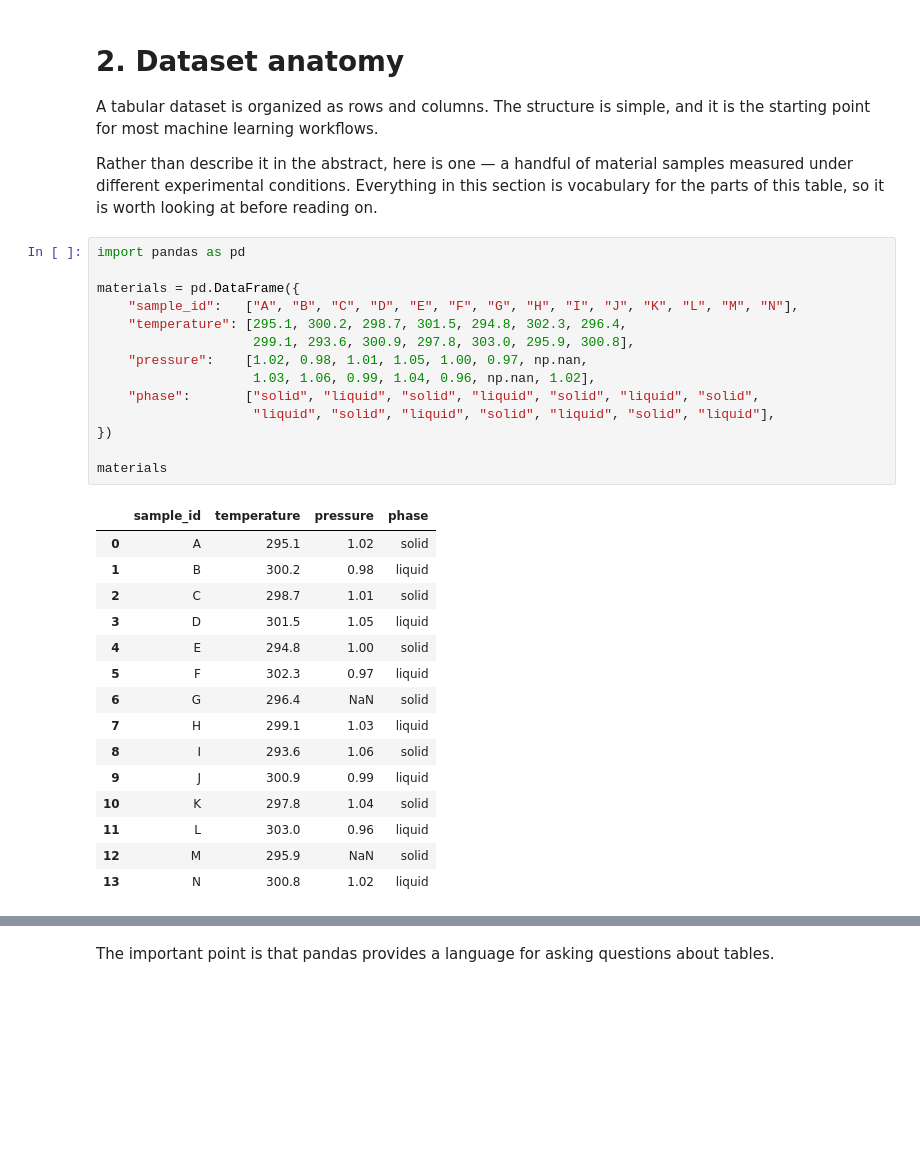
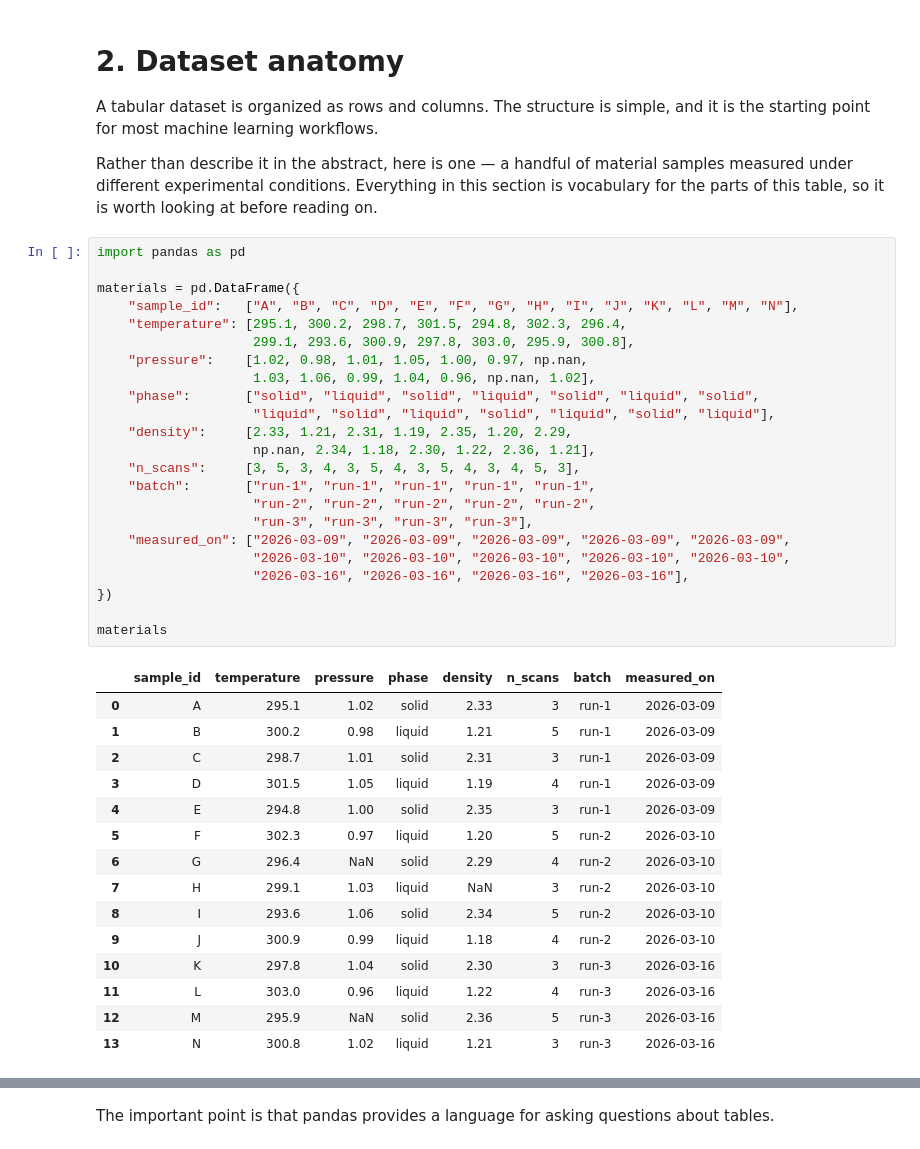
Before and after one commit to MarcoBattiato/PH6721-Deep-Learning-with-Python, a Jupyter notebook: Classes/Class_1/01C-DataHandling.ipynb, the cells around one changed output, grey strips where cells are left out. Cells and saved outputs as stored; diff of their text form; blank space fills up the shorter version.

```diff
--- a/Classes/Class_1/01C-DataHandling.ipynb
+++ b/Classes/Class_1/01C-DataHandling.ipynb
@@ -113,32 +113,41 @@ table, so it is worth looking at before reading on.
 # %%
 import pandas as pd
 
 materials = pd.DataFrame({
     "sample_id":   ["A", "B", "C", "D", "E", "F", "G", "H", "I", "J", "K", "L", "M", "N"],
     "temperature": [295.1, 300.2, 298.7, 301.5, 294.8, 302.3, 296.4,
                     299.1, 293.6, 300.9, 297.8, 303.0, 295.9, 300.8],
     "pressure":    [1.02, 0.98, 1.01, 1.05, 1.00, 0.97, np.nan,
                     1.03, 1.06, 0.99, 1.04, 0.96, np.nan, 1.02],
     "phase":       ["solid", "liquid", "solid", "liquid", "solid", "liquid", "solid",
                     "liquid", "solid", "liquid", "solid", "liquid", "solid", "liquid"],
+    "density":     [2.33, 1.21, 2.31, 1.19, 2.35, 1.20, 2.29,
+                    np.nan, 2.34, 1.18, 2.30, 1.22, 2.36, 1.21],
+    "n_scans":     [3, 5, 3, 4, 3, 5, 4, 3, 5, 4, 3, 4, 5, 3],
+    "batch":       ["run-1", "run-1", "run-1", "run-1", "run-1",
+                    "run-2", "run-2", "run-2", "run-2", "run-2",
+                    "run-3", "run-3", "run-3", "run-3"],
+    "measured_on": ["2026-03-09", "2026-03-09", "2026-03-09", "2026-03-09", "2026-03-09",
+                    "2026-03-10", "2026-03-10", "2026-03-10", "2026-03-10", "2026-03-10",
+                    "2026-03-16", "2026-03-16", "2026-03-16", "2026-03-16"],
 })
 
 materials
 # %% [output]
-|  | sample_id | temperature | pressure | phase |
-| 0 | A | 295.1 | 1.02 | solid |
-| 1 | B | 300.2 | 0.98 | liquid |
-| 2 | C | 298.7 | 1.01 | solid |
-| 3 | D | 301.5 | 1.05 | liquid |
-| 4 | E | 294.8 | 1.00 | solid |
-| 5 | F | 302.3 | 0.97 | liquid |
-| 6 | G | 296.4 | NaN | solid |
-| 7 | H | 299.1 | 1.03 | liquid |
-| 8 | I | 293.6 | 1.06 | solid |
-| 9 | J | 300.9 | 0.99 | liquid |
-| 10 | K | 297.8 | 1.04 | solid |
-| 11 | L | 303.0 | 0.96 | liquid |
-| 12 | M | 295.9 | NaN | solid |
-| 13 | N | 300.8 | 1.02 | liquid |
+|  | sample_id | temperature | pressure | phase | density | n_scans | batch | measured_on |
+| 0 | A | 295.1 | 1.02 | solid | 2.33 | 3 | run-1 | 2026-03-09 |
+| 1 | B | 300.2 | 0.98 | liquid | 1.21 | 5 | run-1 | 2026-03-09 |
+| 2 | C | 298.7 | 1.01 | solid | 2.31 | 3 | run-1 | 2026-03-09 |
+| 3 | D | 301.5 | 1.05 | liquid | 1.19 | 4 | run-1 | 2026-03-09 |
+| 4 | E | 294.8 | 1.00 | solid | 2.35 | 3 | run-1 | 2026-03-09 |
+| 5 | F | 302.3 | 0.97 | liquid | 1.20 | 5 | run-2 | 2026-03-10 |
+| 6 | G | 296.4 | NaN | solid | 2.29 | 4 | run-2 | 2026-03-10 |
+| 7 | H | 299.1 | 1.03 | liquid | NaN | 3 | run-2 | 2026-03-10 |
+| 8 | I | 293.6 | 1.06 | solid | 2.34 | 5 | run-2 | 2026-03-10 |
+| 9 | J | 300.9 | 0.99 | liquid | 1.18 | 4 | run-2 | 2026-03-10 |
+| 10 | K | 297.8 | 1.04 | solid | 2.30 | 3 | run-3 | 2026-03-16 |
+| 11 | L | 303.0 | 0.96 | liquid | 1.22 | 4 | run-3 | 2026-03-16 |
+| 12 | M | 295.9 | NaN | solid | 2.36 | 5 | run-3 | 2026-03-16 |
+| 13 | N | 300.8 | 1.02 | liquid | 1.21 | 3 | run-3 | 2026-03-16 |
 # %% [markdown]
 That object is a **`DataFrame`**, the central object of **pandas** — imported as `pd` by a
```
Also changed, not shown: parts of 26 cells of this notebook.
